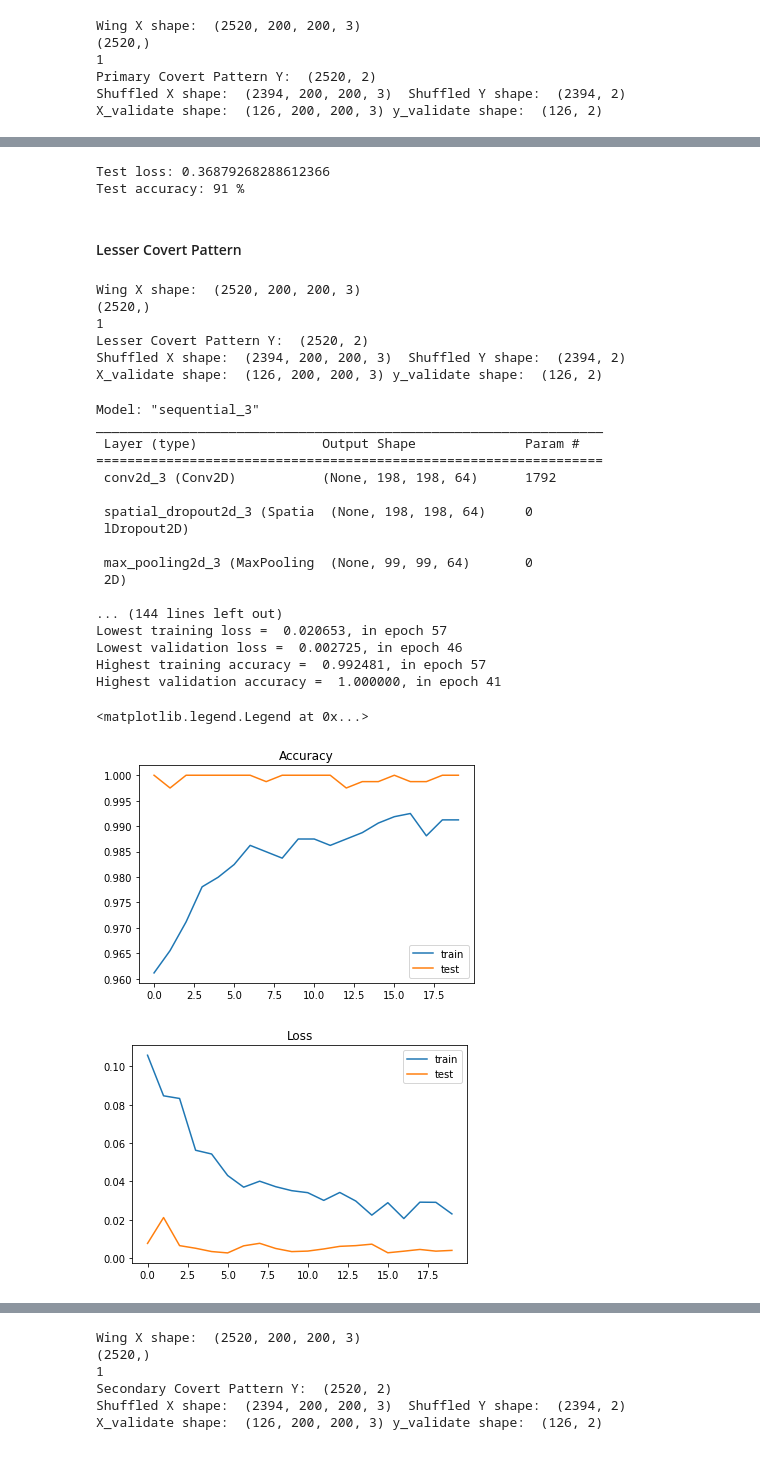
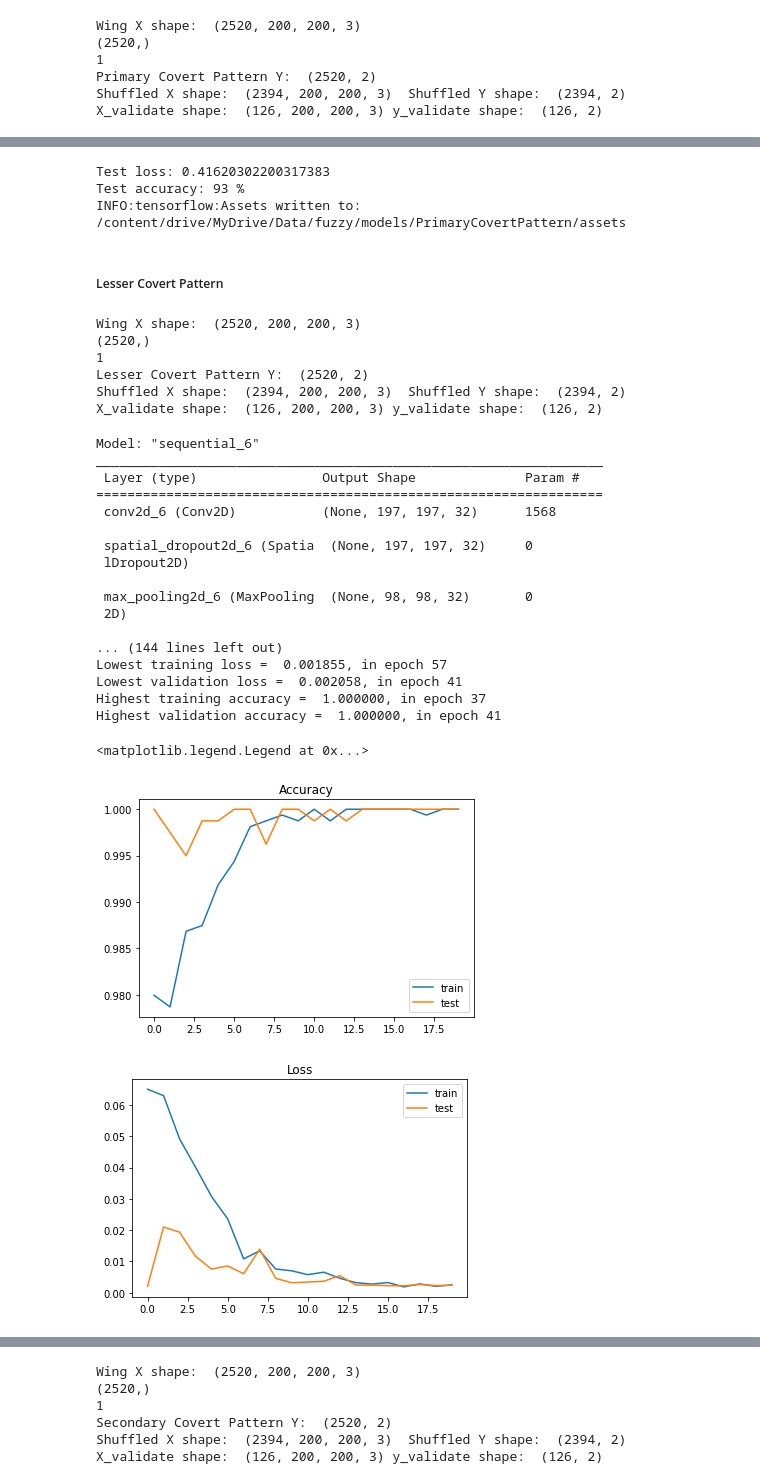
Before and after one commit to andysegura/duck_classification_cr2g, a Jupyter notebook: followupExperiments.ipynb, the cells around one changed output, grey strips where cells are left out. Saved outputs shown, nothing was run; the diff lists cells and outputs as text; code cells hidden in the pictures.

```diff
--- a/followupExperiments.ipynb
+++ b/followupExperiments.ipynb
@@ -449,11 +454,14 @@ score = model.evaluate(x_validate, y_validate, verbose = 0)
 
 print('Test loss:', score[0])
 print('Test accuracy:', round(score[1]*100), "%")
+
+model.save('/content/drive/MyDrive/Data/fuzzy/models/PrimaryCovertPattern/')
 # %% [output]
-Test loss: 0.36879268288612366
-Test accuracy: 91 %
+Test loss: 0.41620302200317383
+Test accuracy: 93 %
+INFO:tensorflow:Assets written to: /content/drive/MyDrive/Data/fuzzy/models/PrimaryCovertPattern/assets
 # %% [markdown]
-#### Lesser Covert Pattern
+##### Lesser Covert Pattern
 # %%
 x_filepaths = ['/content/drive/MyDrive/Data/fuzzy/diazi_X_WING_200.npy', '/content/drive/MyDrive/Data/fuzzy/platy_X_WING_200.npy']
 y_filepaths = ['/content/drive/MyDrive/Data/fuzzy/diazi_Y_LESSER_COVERT_200.npy', '/content/drive/MyDrive/Data/fuzzy/platy_Y_LESSER_COVERT_200.npy']
@@ -477,7 +485,7 @@ def lesser_covert_pattern_model():
   model.add(tf.keras.layers.Activation('relu'))
   model.add(tf.keras.layers.Dense(2, activation="softmax"))
   return model
-model = lesser_covert_pattern_model()
+model = default_model()
 loss, val_loss, accuracy, val_accuracy = [], [], [], []
 model.summary()
 lr = 1e-2
@@ -509,42 +517,42 @@ for train_index, test_index in kf.split(X):
   accuracy = accuracy + history.history['accuracy']
   val_accuracy = val_accuracy + history.history['val_accuracy']
   folds += 1
 
 print('Lowest training loss = {:9.6f}, in epoch {} '.format(np.amin(loss),np.argmin(loss)+1))
 print('Lowest validation loss = {:9.6f}, in epoch {} '.format(np.amin(val_loss),np.argmin(val_loss)+1))
 print('Highest training accuracy = {:9.6f}, in epoch {} '.format(np.amax(accuracy),np.argmax(accuracy)+1))
 print('Highest validation accuracy = {:9.6f}, in epoch {} '.format(np.amax(val_accuracy),np.argmax(val_accuracy)+1))
 fig, ax = plt.subplots()
 ax.plot(history.history['accuracy'],label = 'train')
 ax.plot(history.history['val_accuracy'],label = 'test')
 ax.set_title('Accuracy')
 ax.legend(loc='lower right')
 fig, ax = plt.subplots()
 ax.plot(history.history['loss'],label = 'train')
 ax.plot(history.history['val_loss'],label = 'test')
 ax.set_title('Loss')
 ax.legend(loc='upper right')
 # %% [output]
-Model: "sequential_3"
+Model: "sequential_6"
 _________________________________________________________________
  Layer (type)                Output Shape              Param #
 =================================================================
- conv2d_3 (Conv2D)           (None, 198, 198, 64)      1792
+ conv2d_6 (Conv2D)           (None, 197, 197, 32)      1568
 
- spatial_dropout2d_3 (Spatia  (None, 198, 198, 64)     0
+ spatial_dropout2d_6 (Spatia  (None, 197, 197, 32)     0
  lDropout2D)
 
- max_pooling2d_3 (MaxPooling  (None, 99, 99, 64)       0
+ max_pooling2d_6 (MaxPooling  (None, 98, 98, 32)       0
  2D)
 
 ... (144 lines left out)
-Lowest training loss =  0.020653, in epoch 57
-Lowest validation loss =  0.002725, in epoch 46
-Highest training accuracy =  0.992481, in epoch 57
+Lowest training loss =  0.001855, in epoch 57
+Lowest validation loss =  0.002058, in epoch 41
+Highest training accuracy =  1.000000, in epoch 37
 Highest validation accuracy =  1.000000, in epoch 41
 <matplotlib.legend.Legend at 0x...>
-[figure, old version]
+[figure, new version]
-[figure, old version]
+[figure, new version]
 # %%
 score = model.evaluate(x_validate, y_validate, verbose = 0)
 
```
Also changed, not shown: parts of 49 cells of this notebook.
